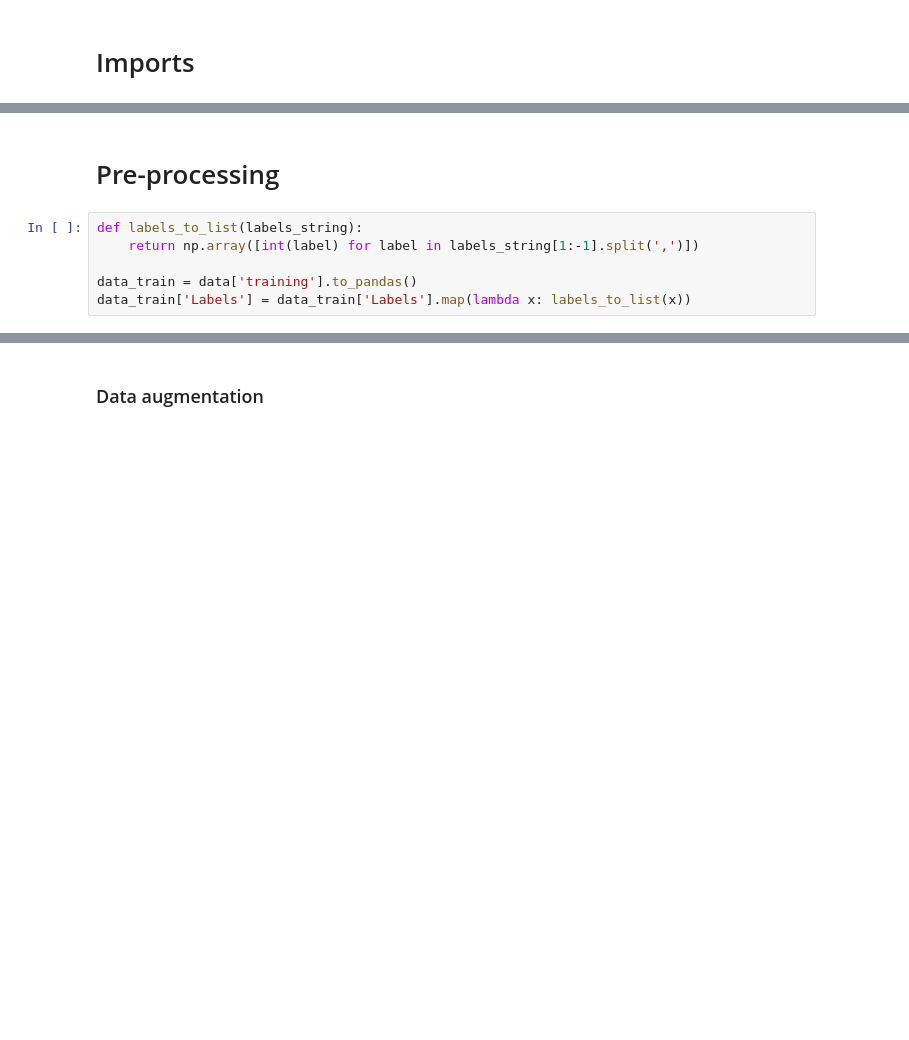
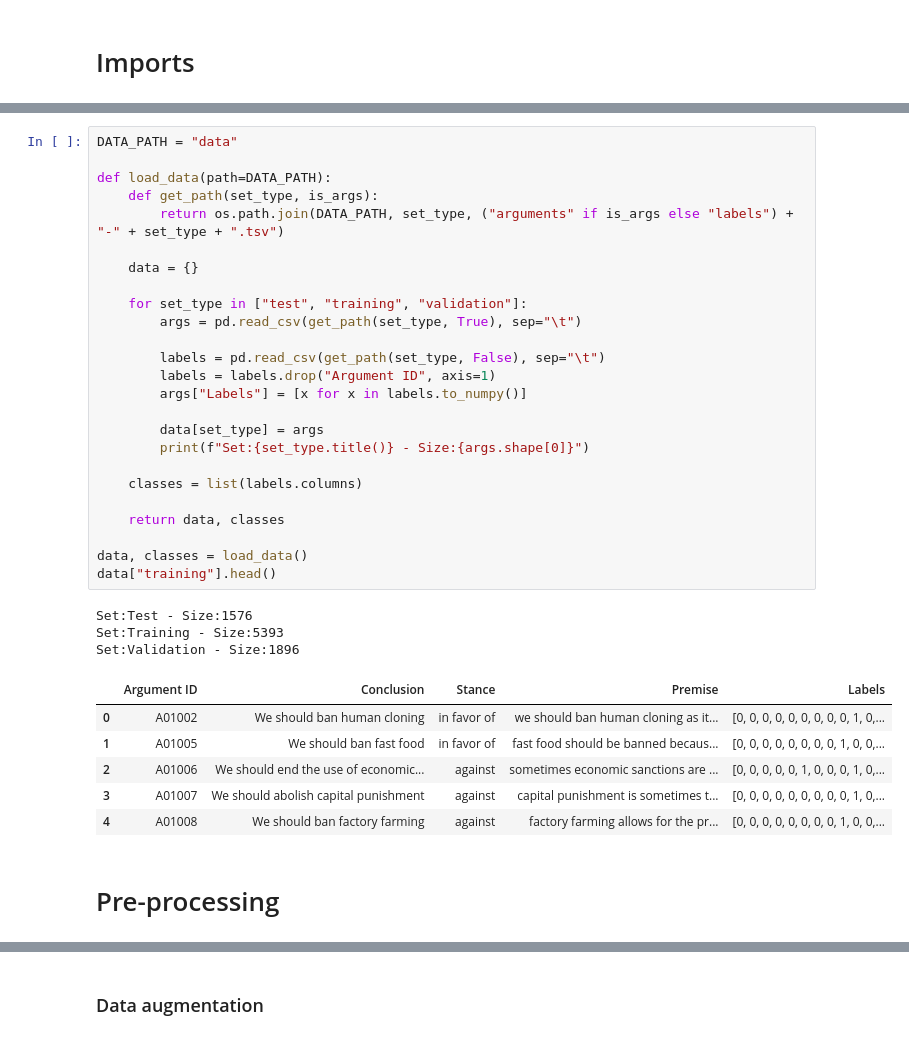
Before and after one commit to Lisa-dk/LTP, a Jupyter notebook: notebook.ipynb, the cells around one changed output, grey strips where cells are left out. Cells and saved outputs as stored; diff of their text form; blank space fills up the shorter version.

```diff
--- a/notebook.ipynb
+++ b/notebook.ipynb
@@ -24,9 +10,38 @@ Found cached dataset csv (/Users/lisakoopmans/.cache/huggingface/datasets/webis_
+# %%
+DATA_PATH = "data"
+
+def load_data(path=DATA_PATH):
+    def get_path(set_type, is_args):
+        return os.path.join(DATA_PATH, set_type, ("arguments" if is_args else "labels") + "-" + set_type + ".tsv")
+
+    data = {}
+
+    for set_type in ["test", "training", "validation"]:
+        args = pd.read_csv(get_path(set_type, True), sep="\t")
+
+        labels = pd.read_csv(get_path(set_type, False), sep="\t")
+        labels = labels.drop("Argument ID", axis=1)
+        args["Labels"] = [x for x in labels.to_numpy()]
+
+        data[set_type] = args
+        print(f"Set:{set_type.title()} - Size:{args.shape[0]}")
+
+    classes = list(labels.columns)
+
+    return data, classes
+
+data, classes = load_data()
+data["training"].head()
+# %% [output]
+Set:Test - Size:1576
+Set:Training - Size:5393
+Set:Validation - Size:1896
+|  | Argument ID | Conclusion | Stance | Premise | Labels |
+| 0 | A01002 | We should ban human cloning | in favor of | we should ban human cloning as it... | [0, 0, 0, 0, 0, 0, 0, 0, 0, 1, 0,... |
+| 1 | A01005 | We should ban fast food | in favor of | fast food should be banned becaus... | [0, 0, 0, 0, 0, 0, 0, 0, 1, 0, 0,... |
+| 2 | A01006 | We should end the use of economic... | against | sometimes economic sanctions are ... | [0, 0, 0, 0, 0, 1, 0, 0, 0, 1, 0,... |
+| 3 | A01007 | We should abolish capital punishment | against | capital punishment is sometimes t... | [0, 0, 0, 0, 0, 0, 0, 0, 0, 1, 0,... |
+| 4 | A01008 | We should ban factory farming | against | factory farming allows for the pr... | [0, 0, 0, 0, 0, 0, 0, 0, 1, 0, 0,... |
 # %% [markdown]
 # Pre-processing
-# %%
-def labels_to_list(labels_string):
-    return np.array([int(label) for label in labels_string[1:-1].split(',')])
-
-data_train = data['training'].to_pandas()
-data_train['Labels'] = data_train['Labels'].map(lambda x: labels_to_list(x))
 # %%
```
Also changed, not shown: parts of 11 cells of this notebook.
